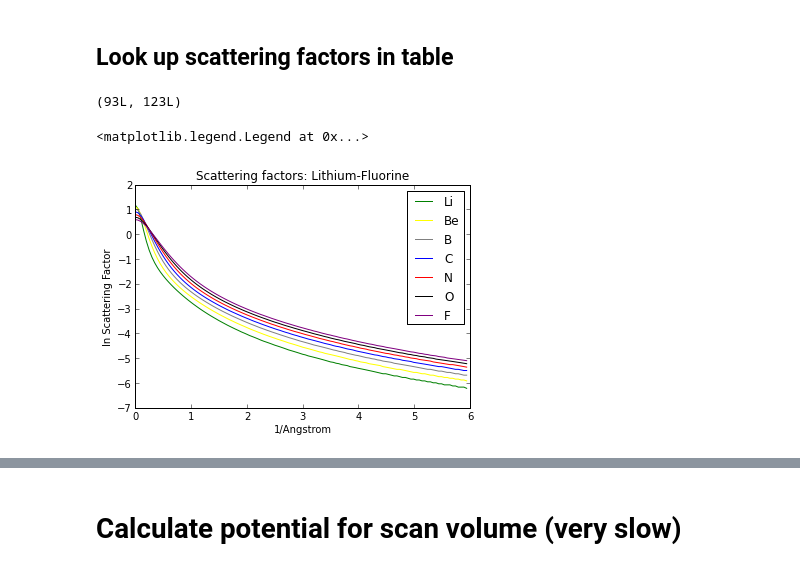
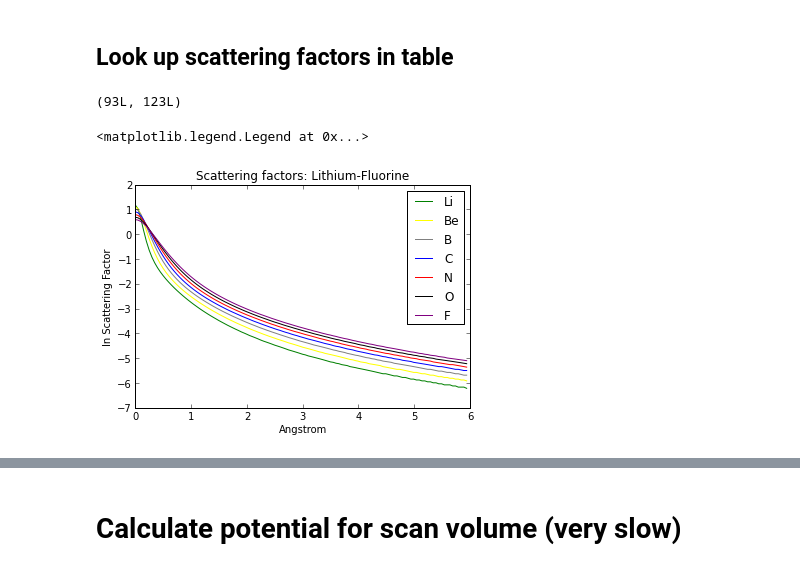
Before and after one commit to QSTEM/QSTEM, a Jupyter notebook: python/QSTEM_simDemo.ipynb, the cells around one changed output, grey strips where cells are left out. Cells and saved outputs as stored; diff of their text form; code cells hidden in the pictures.

```diff
--- a/python/QSTEM_simDemo.ipynb
+++ b/python/QSTEM_simDemo.ipynb
@@ -74,31 +74,34 @@ axs[1,1].set_title("Reciprocal space phase")
 # Calculate 3D atom potential for each atom type (fast)
 # %% [markdown]
 ## Look up scattering factors in table
+# %%
+import numpy as np
+# Scattering factors for QSTEM come from Rez et al., Acta Cryst A 50 (1994) 481
+scatFactors = np.loadtxt("SF_rez.txt",delimiter=",")
+# There are 93 rows with 123 scattering factors, each.  These are calculated
+#   from 0 to 6 A
+print scatFactors.shape
+# scatFactors[0] is the radius for the scattering factor
+# every other row is the corresponding element.  I.e. Carbon = scatFactors[6]
+# %% [output]
+(93L, 123L)
 # %%
-import numpy as np
-# Scattering factors for QSTEM come from Rez et al., Acta Cryst A 50 (1994) 481
-scatFactors = np.loadtxt("SF_rez.txt",delimiter=",")
-# There are 93 rows with 123 scattering factors, each.  These are calculated
-#   from 0 to 6 1/A.
-print scatFactors.shape
-# scatFactors[0] is the radius for the scattering factor
-# every other row is the corresponding element.  I.e. Carbon = scatFactors[6]
+# Plot the scattering factors we've loaded
 # log of scattering factor is shown
 plt.plot(scatFactors[0],np.log(scatFactors[3]),color="green", label="Li")
 plt.plot(scatFactors[0],np.log(scatFactors[4]),color="yellow", label="Be")
 plt.plot(scatFactors[0],np.log(scatFactors[5]),color="gray", label="B")
 plt.plot(scatFactors[0],np.log(scatFactors[6]),color="blue", label="C")
 plt.plot(scatFactors[0],np.log(scatFactors[7]),color="red", label="N")
 plt.plot(scatFactors[0],np.log(scatFactors[8]),color="black", label="O")
 plt.plot(scatFactors[0],np.log(scatFactors[9]),color="purple", label="F")
 
 plt.title("Scattering factors: Lithium-Fluorine")
-plt.xlabel("1/Angstrom")
+plt.xlabel("Angstrom")
 plt.ylabel("ln Scattering Factor")
 plt.legend()
 # %% [output]
-(93L, 123L)
+<matplotlib.legend.Legend at 0x...>
-<matplotlib.legend.Legend at 0x...>
-[figure, old version]
+[figure, new version]
 # %%
 # Here we interpolate the tabulated scattering factors as necessary.
```
Also changed, not shown: parts of 16 cells of this notebook.
